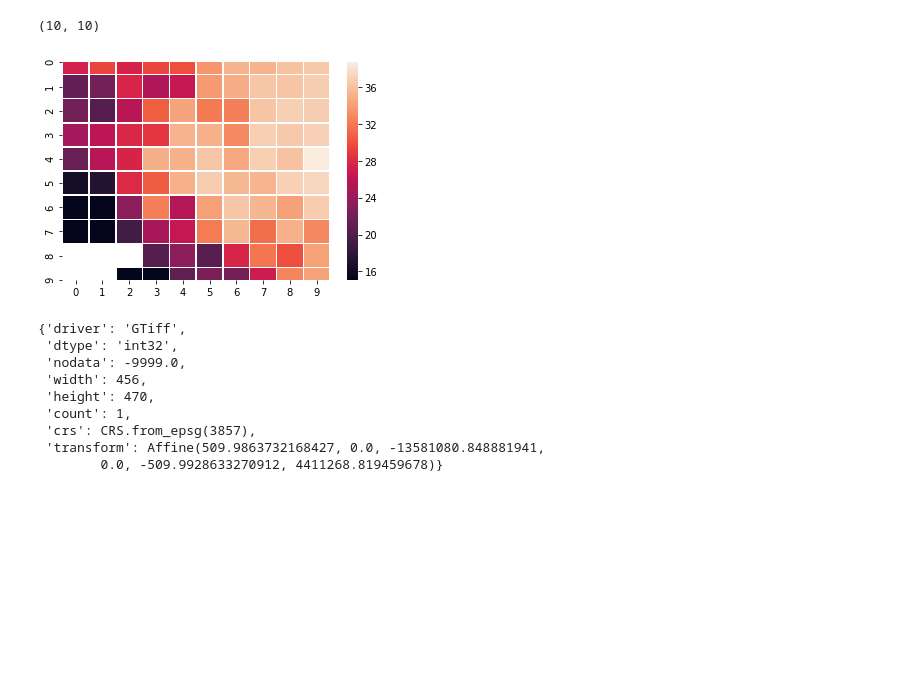
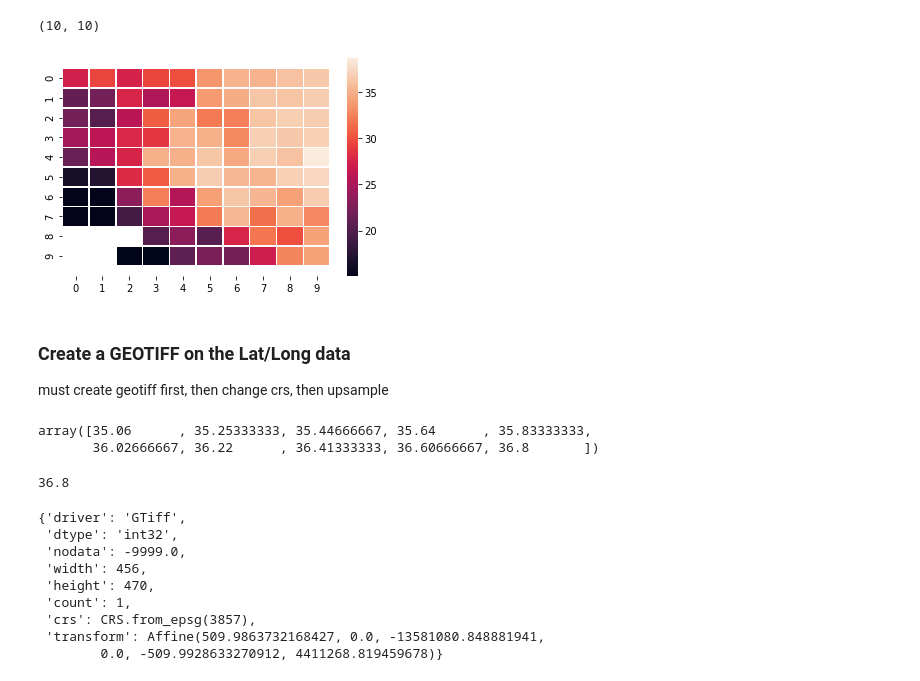
Before and after one commit to lchutny/wildfireplus, a Jupyter notebook: EDA/EDA Weather.ipynb, the cells around one changed output. Cells and saved outputs as stored; diff of their text form; code cells hidden in the pictures; blank space fills up the shorter version.

Commit message:
no real changes just starting to figure out the upsampling

```diff
--- a/EDA/EDA Weather.ipynb
+++ b/EDA/EDA Weather.ipynb
@@ -375,8 +361,19 @@ x.shape
 (10, 10)
 # %%
 HighTempArray = x
-# %%
-ax = sns.heatmap(HighTempArray, linewidth=0.5)
-plt.show()
-# %% [output]
-[figure, removed]
+# %%
+ax = sns.heatmap(HighTempArray, linewidth=0.5)
+
+# Fix the cutoff heatmap issue
+b, t = plt.ylim() # discover the values for bottom and top
+b += 0.5 # Add 0.5 to the bottom
+t -= 0.5 # Subtract 0.5 from the top
+plt.ylim(b, t) # update the ylim(bottom, top) values
+
+plt.show()
+# %% [output]
+[figure, added]
+# %% [markdown]
+### Create a GEOTIFF on the Lat/Long data
+
+must create geotiff first, then change crs, then upsample
@@ -383,3 +382,12 @@ plt.show()
+# %%
+lats
+# %% [output]
+array([35.06      , 35.25333333, 35.44666667, 35.64      , 35.83333333,
+       36.02666667, 36.22      , 36.41333333, 36.60666667, 36.8       ])
+# %%
+lats[-1]
+# %% [output]
+36.8
 # %%
 with rio.open('../data/GlobalFire2016/Global_fire_atlas_firelinecrop.tif','r') as dst:
     meta = dst.meta
```
Also changed, not shown: parts of 10 cells of this notebook.
